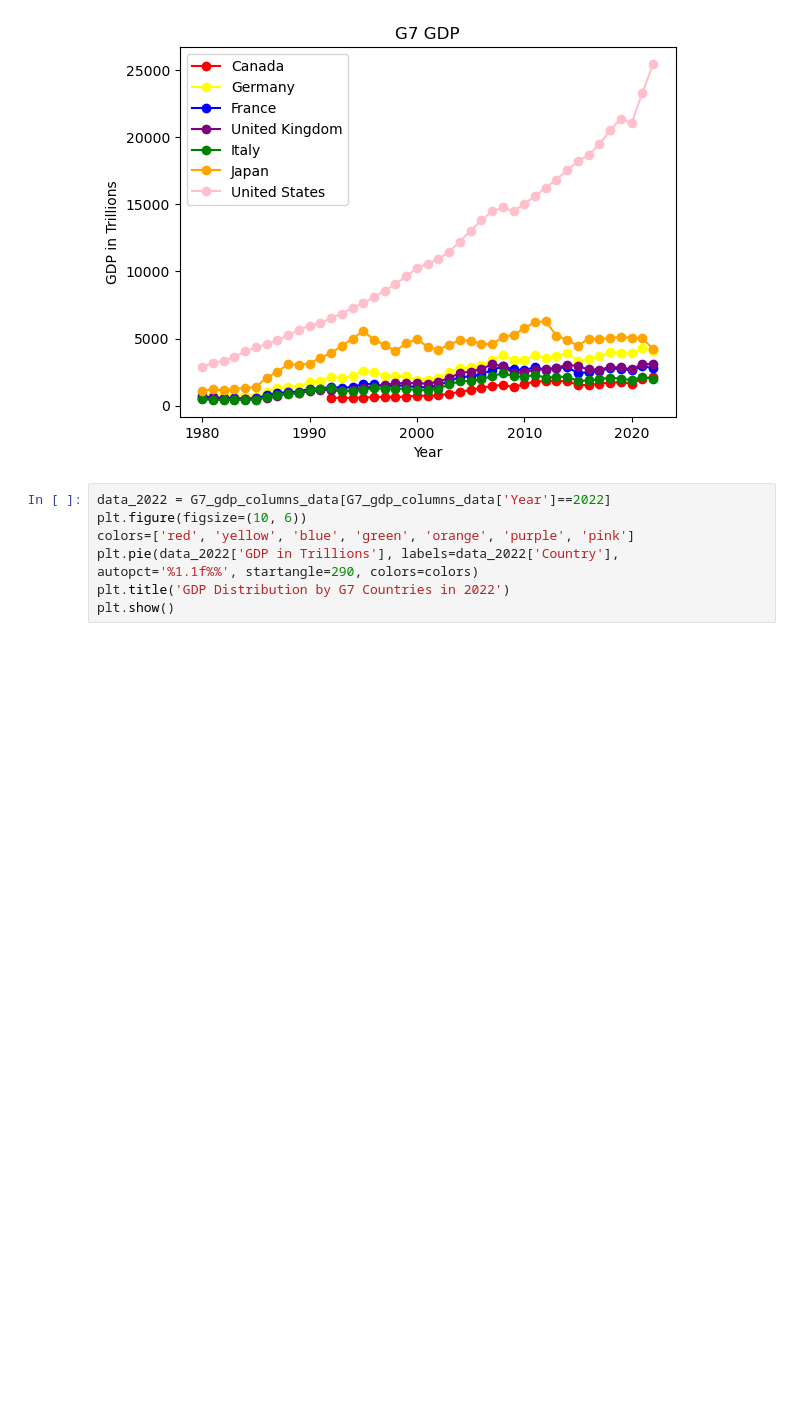
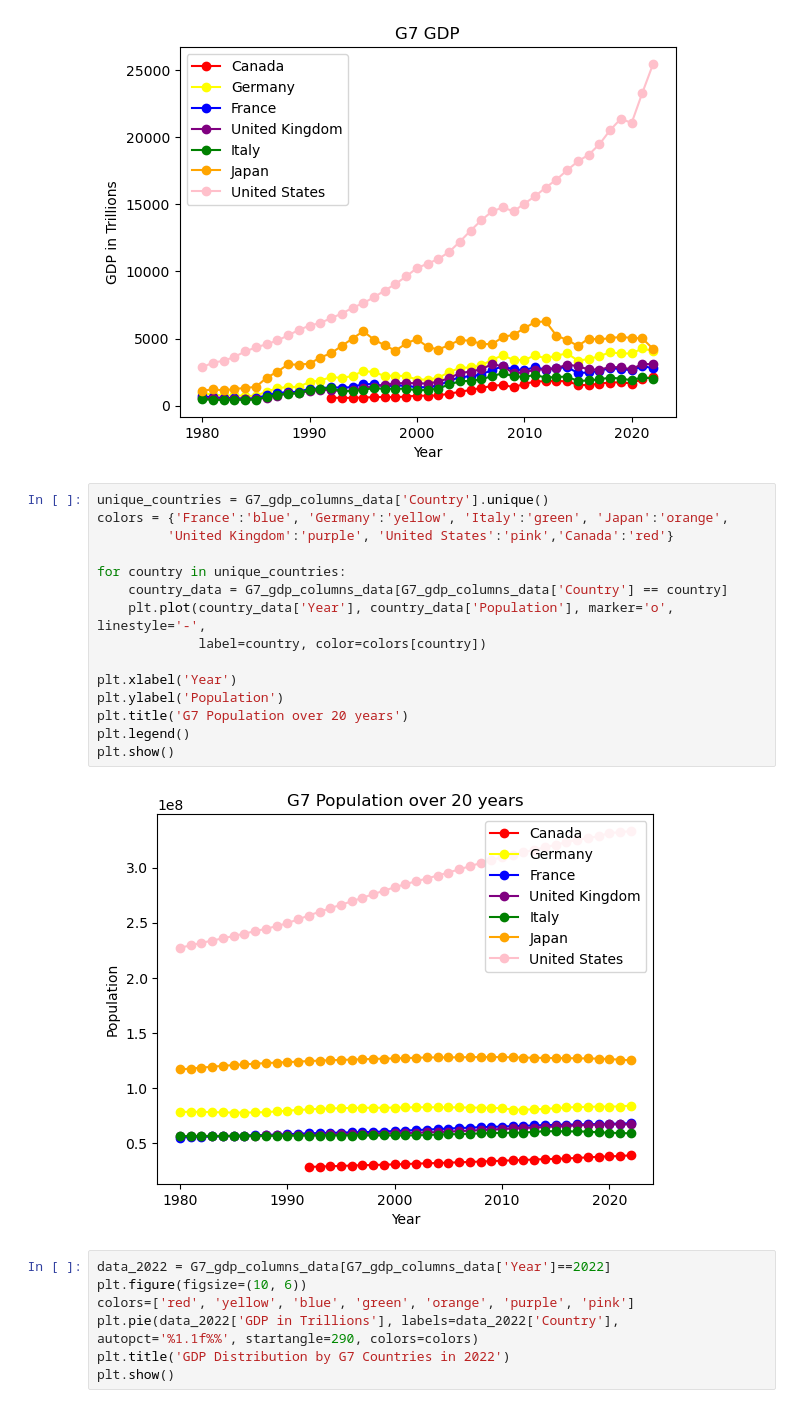
Before and after one commit to emilybomber/project-1, a Jupyter notebook: Project 1 US data.ipynb, the cells around one changed output. Drawn from its saved outputs; the diff is of its cells as text; blank space fills up the shorter version.

Commit message:
added more graphs

```diff
--- a/Project 1 US data.ipynb
+++ b/Project 1 US data.ipynb
@@ -155,6 +155,23 @@ plt.legend()
 plt.show()
 # %% [output]
 [figure]
+# %%
+unique_countries = G7_gdp_columns_data['Country'].unique()
+colors = {'France':'blue', 'Germany':'yellow', 'Italy':'green', 'Japan':'orange',
+         'United Kingdom':'purple', 'United States':'pink','Canada':'red'}
+
+for country in unique_countries:
+    country_data = G7_gdp_columns_data[G7_gdp_columns_data['Country'] == country]
+    plt.plot(country_data['Year'], country_data['Population'], marker='o', linestyle='-',
+             label=country, color=colors[country])
+
+plt.xlabel('Year')
+plt.ylabel('Population')
+plt.title('G7 Population over 20 years')
+plt.legend()
+plt.show()
+# %% [output]
+[figure, added]
 # %%
 data_2022 = G7_gdp_columns_data[G7_gdp_columns_data['Year']==2022]
 plt.figure(figsize=(10, 6))
```
Also changed, not shown: parts of 4 cells of this notebook.
